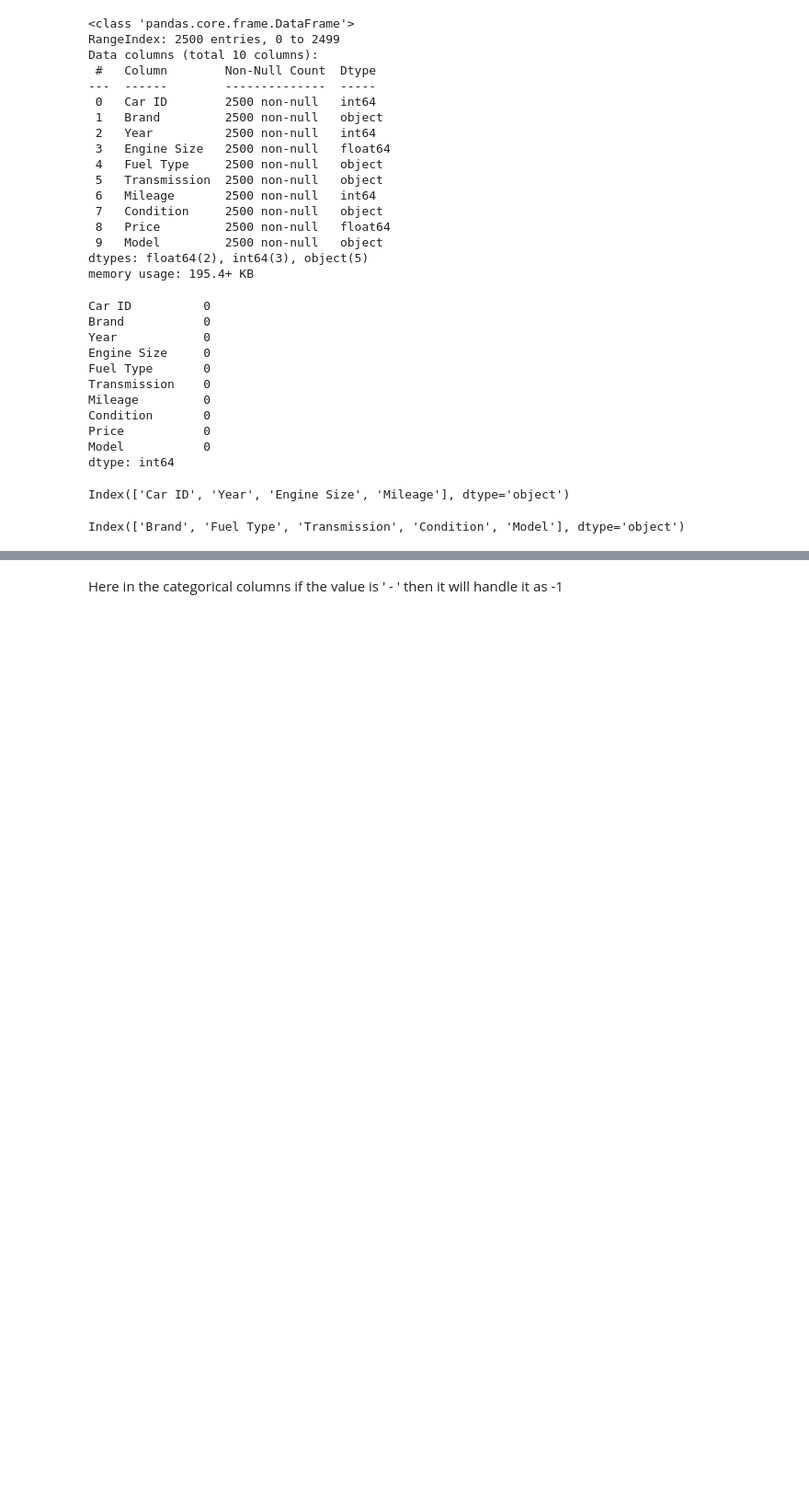
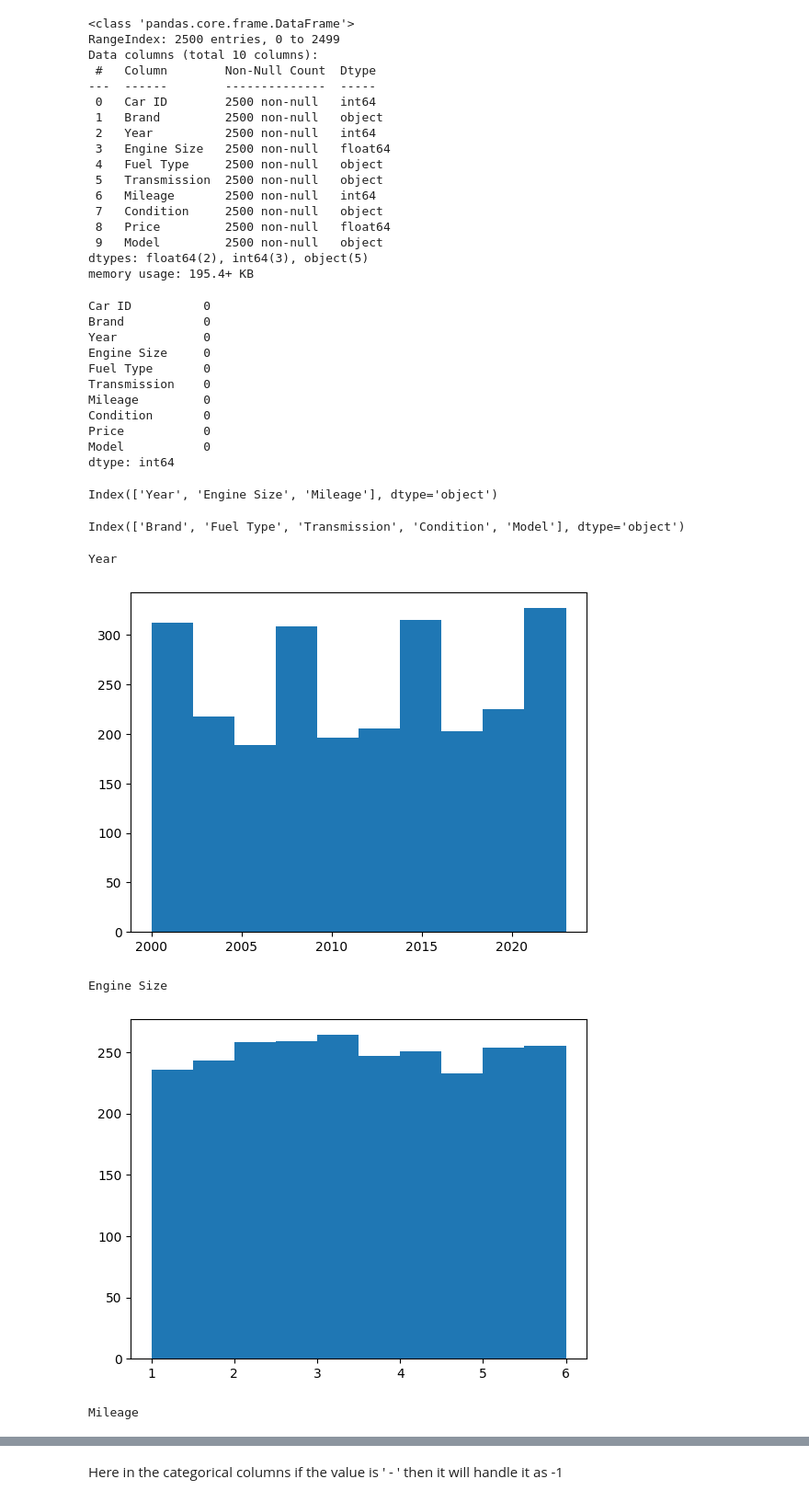
Before and after one commit to devpatel0005/Car-Price-Prediction-using-ANN, a Jupyter notebook: Car_Price_Prediction_using_ANN.ipynb, the cells around one changed output, grey strips where cells are left out. Shown at 92% size. Drawn from its saved outputs; the diff is of its cells as text; code cells hidden in the pictures; blank space fills up the shorter version.

```diff
--- a/Car_Price_Prediction_using_ANN.ipynb
+++ b/Car_Price_Prediction_using_ANN.ipynb
@@ -79,3 +77,5 @@ from scipy import stats
+# %%
+df.drop('Car ID',axis=1,inplace=True)
 # %%
 num_cols=df.select_dtypes(include='number').columns
 cat_cols=df.select_dtypes(include='object').columns
@@ -84,8 +84,19 @@ num_cols = num_cols.drop('Price')
 # %%
 num_cols
 # %% [output]
-Index(['Car ID', 'Year', 'Engine Size', 'Mileage'], dtype='object')
+Index(['Year', 'Engine Size', 'Mileage'], dtype='object')
 # %%
 cat_cols
 # %% [output]
 Index(['Brand', 'Fuel Type', 'Transmission', 'Condition', 'Model'], dtype='object')
+# %%
+for i in num_cols:
+    plt.hist(df[i],bins=10)
+    print(i)
+    plt.show()
+# %% [output]
+Year
+[figure, added]
+Engine Size
+[figure, added]
+Mileage
```
Also changed, not shown: parts of 19 cells of this notebook.
